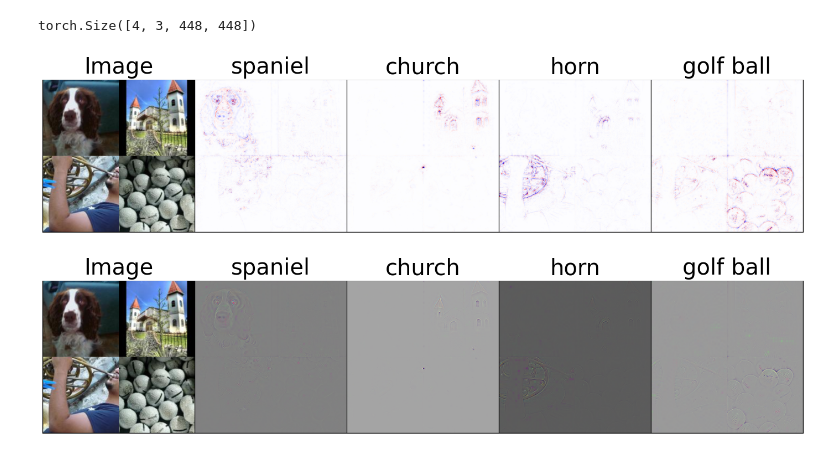
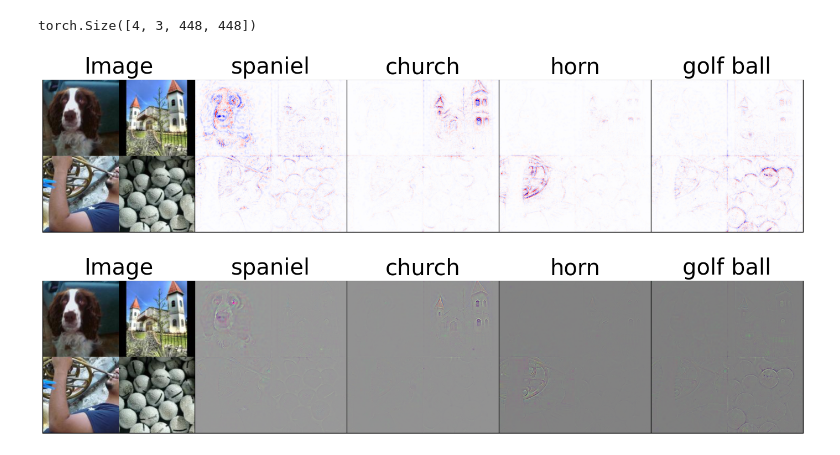
Before and after one commit to 314-Foundation/SemanticPullbacks, a Jupyter notebook: notebooks/pointing_game.ipynb, the cells around one changed output. Drawn from its saved outputs; the diff is of its cells as text; code cells hidden in the pictures.

Commit message:
pointing game

```diff
--- a/notebooks/pointing_game.ipynb
+++ b/notebooks/pointing_game.ipynb
@@ -106,8 +92,8 @@ plot_example_grid(xx, nrow=min(5, len(xx)))
 # %% [output]
 [figure]
 # %%
-# asp = sp.attribute(xx, yy)
-asp = pad.attribute(xx, yy)
+asp = sp.attribute(xx, yy)
+# asp = pad.attribute(xx, yy)
 # %%
 asps = as_cmap_rgb(asp, cmap_name="seismic", mode="mean", normalise=True)
 asps.shape
@@ -119,16 +105,16 @@ column_titles = ["Image"] + [CLASS_NAMES[c.item()][0] for c in yy]
 # %%
 show = torch.cat([xx[:1].cpu(), asps], dim=0)
 
-plot_example_grid(show, nrow=min(5, n_show), heatmap=False, dpi=80, cmap="seismic", column_titles=column_titles, fontsize=36, save_path=f"media/pointing_game_{model_name}_heat_inferno.jpg")
+plot_example_grid(show, nrow=min(5, n_show), heatmap=False, dpi=80, cmap="seismic", column_titles=column_titles, fontsize=36, save_path=f"media/pointing_game_{model_name}_heat.jpg")
 # plot_example_grid(show, nrow=min(5, n_show), heatmap=False, dpi=80, cmap="seismic", column_titles=column_titles, fontsize=36, save_path=f"media/pointing_game_{model_name}_heat_inferno.jpg")
 # %% [output]
-[figure, old version]
+[figure, new version]
 # %%
 show = torch.cat([xx[:1], asp], dim=0)
 
 plot_example_grid(show, nrow=min(5, n_show), heatmap=False, dpi=80, cmap="seismic", column_titles=column_titles, fontsize=36)#, save_path=f"media/pointing_game_{model_name}.jpg")
 # plot_example_grid(show, nrow=min(5, n_show), heatmap=False, dpi=80, cmap="seismic", column_titles=column_titles, fontsize=36, save_path=f"media/pointing_game_{model_name}.jpg")
 # %% [output]
-[figure, old version]
+[figure, new version]
 # %%
 # plot_example_grid(show, nrow=min(5, 1), heatmap=False, dpi=80, cmap="seismic", row_titles=column_titles)
```
Also changed, not shown: parts of 2 cells of this notebook, 2 other files.
